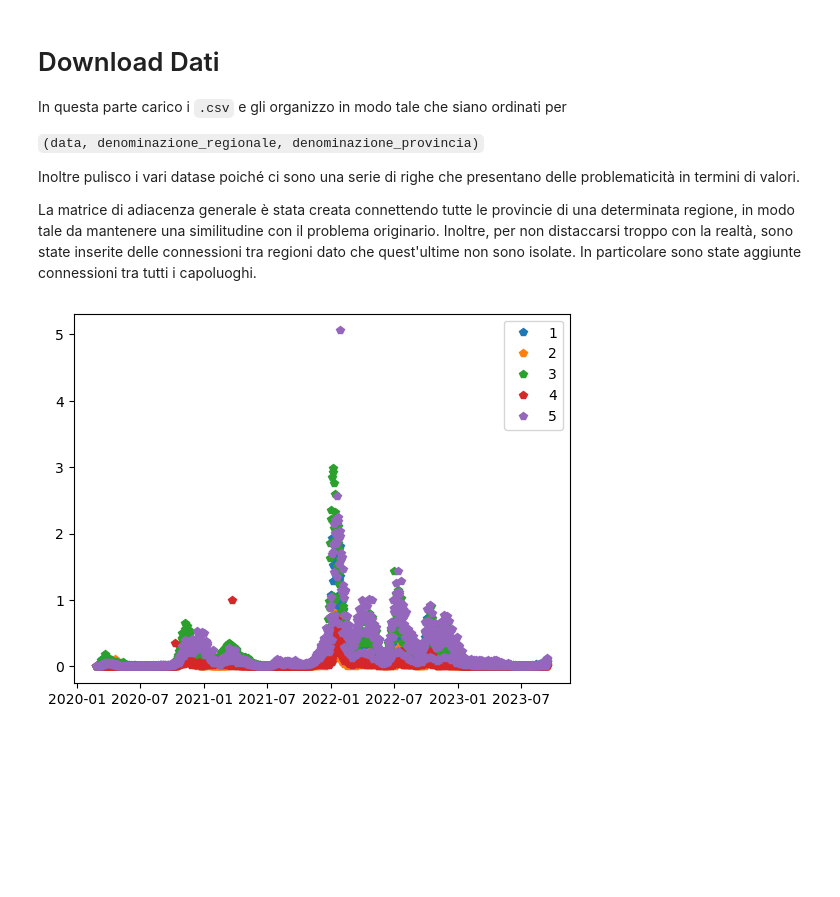
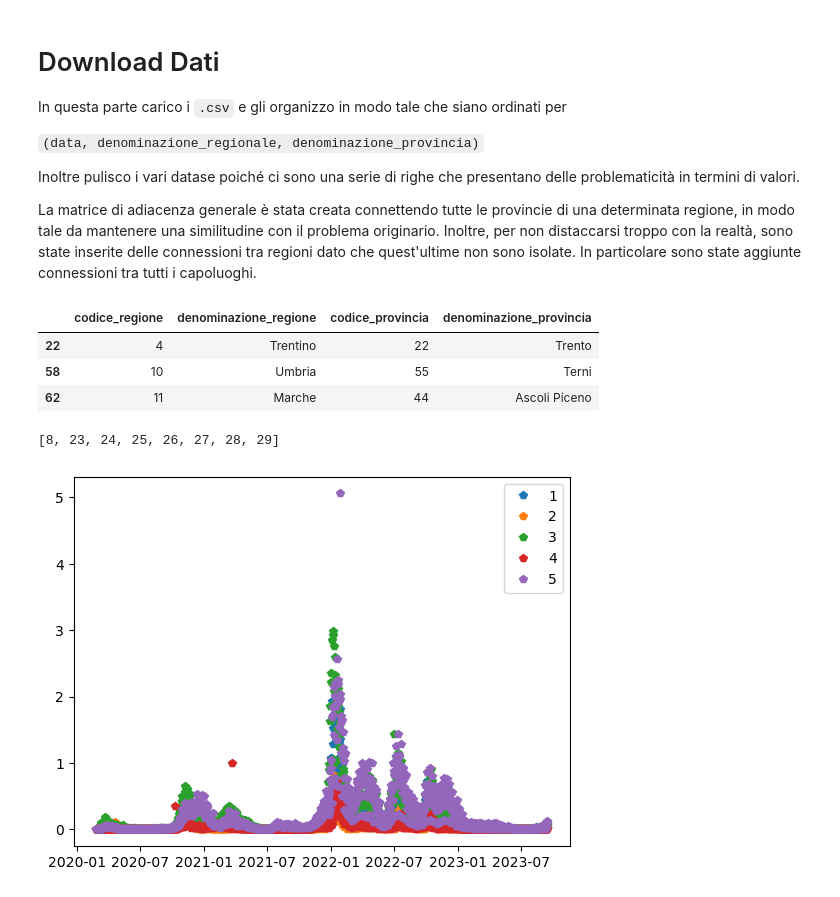
Before and after one commit to Kellog99/GNN, a Jupyter notebook: notebook/Data_Manipulation.ipynb, the cells around one changed output. Saved outputs shown, nothing was run; the diff lists cells and outputs as text; code cells hidden in the pictures; blank space fills up the shorter version.

```diff
--- a/notebook/Data_Manipulation.ipynb
+++ b/notebook/Data_Manipulation.ipynb
@@ -32,3 +33,14 @@ In questa parte carico i `.csv` e gli organizzo in modo tale che siano ordinati
 Inoltre pulisco i vari datase poiché ci sono una serie di righe che presentano delle problematicità in termini di valori.
 
 La matrice di adiacenza generale è stata creata connettendo tutte le provincie di una determinata regione, in modo tale da mantenere una similitudine con il problema originario. Inoltre, per non distaccarsi troppo con la realtà, sono state inserite delle connessioni tra regioni dato che quest'ultime non sono isolate. In particolare sono state aggiunte connessioni tra tutti i capoluoghi.
+# %%
+df = pd.read_csv(os.path.join(config['paths']['data'],'codice_reg_prov.csv'), index_col=0)
+# %%
+df = df.sort_values(by = ["codice_regione", "codice_provincia"]).reset_index(drop= True)
+# %%
+df[df.codice_provincia.isin([22,44,55])]
+# %% [output]
+|  | codice_regione | denominazione_regione | codice_provincia | denominazione_provincia |
+| 22 | 4 | Trentino | 22 | Trento |
+| 58 | 10 | Umbria | 55 | Terni |
+| 62 | 11 | Marche | 44 | Ascoli Piceno |
@@ -35,3 +49,7 @@ La matrice di adiacenza generale è stata creata connettendo tutte le provincie
+# %%
+ind
+# %% [output]
+[8, 23, 24, 25, 26, 27, 28, 29]
 # %%
 def get_adj(config: yaml):
     if os.path.exists(os.path.join(config['paths']['adj'],"adj_totale.pkl")):
```
Also changed, not shown: parts of 6 cells of this notebook, 4 other files.
